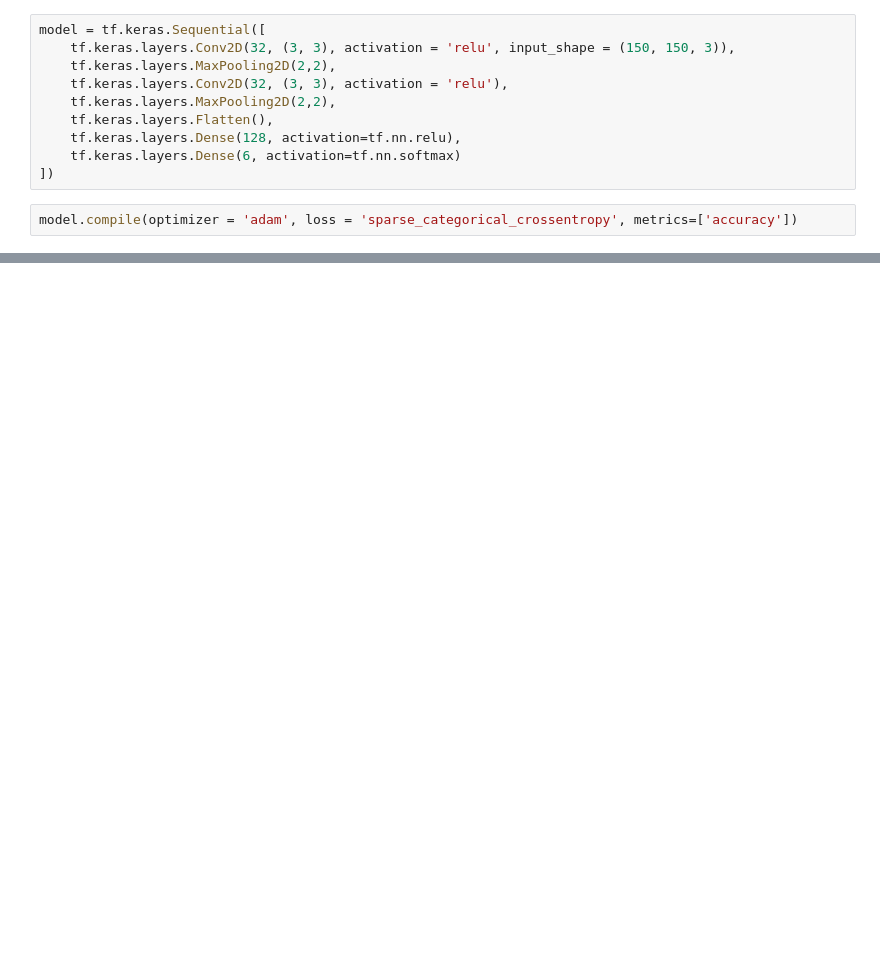
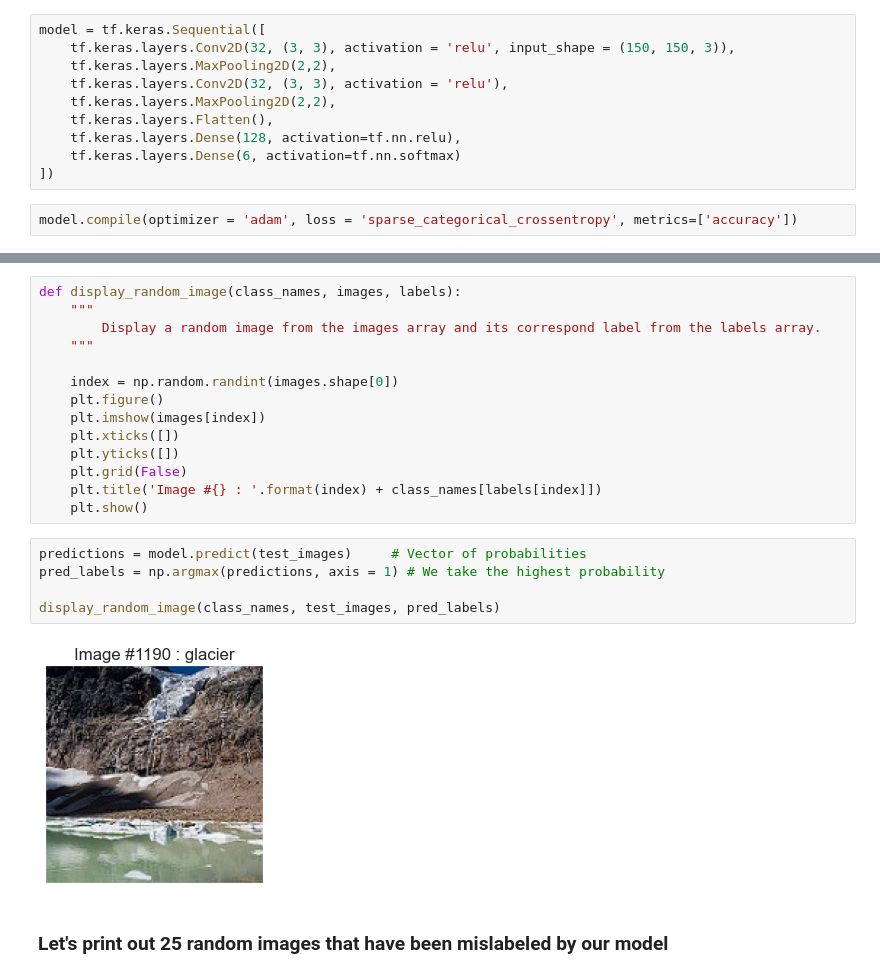
Before and after one commit to SDog6/JupiterNotebooks, a Jupyter notebook: Personal Challenge/Intel Image Classification.ipynb, the cells around one changed output, grey strips where cells are left out. Cells and saved outputs as stored; diff of their text form; blank space fills up the shorter version.

```diff
--- a/Personal Challenge/Intel Image Classification.ipynb
+++ b/Personal Challenge/Intel Image Classification.ipynb
@@ -188,0 +279,23 @@ evaluation = model.evaluate(test_images, test_labels)
+# %%
+def display_random_image(class_names, images, labels):
+    """
+        Display a random image from the images array and its correspond label from the labels array.
+    """
+
+    index = np.random.randint(images.shape[0])
+    plt.figure()
+    plt.imshow(images[index])
+    plt.xticks([])
+    plt.yticks([])
+    plt.grid(False)
+    plt.title('Image #{} : '.format(index) + class_names[labels[index]])
+    plt.show()
+# %%
+predictions = model.predict(test_images)     # Vector of probabilities
+pred_labels = np.argmax(predictions, axis = 1) # We take the highest probability
+
+display_random_image(class_names, test_images, pred_labels)
+# %% [output]
+[figure, added]
+# %% [markdown]
+### Let's print out 25 random images that have been mislabeled by our model
```
Also changed, not shown: parts of 49 cells of this notebook, 1 other file.
